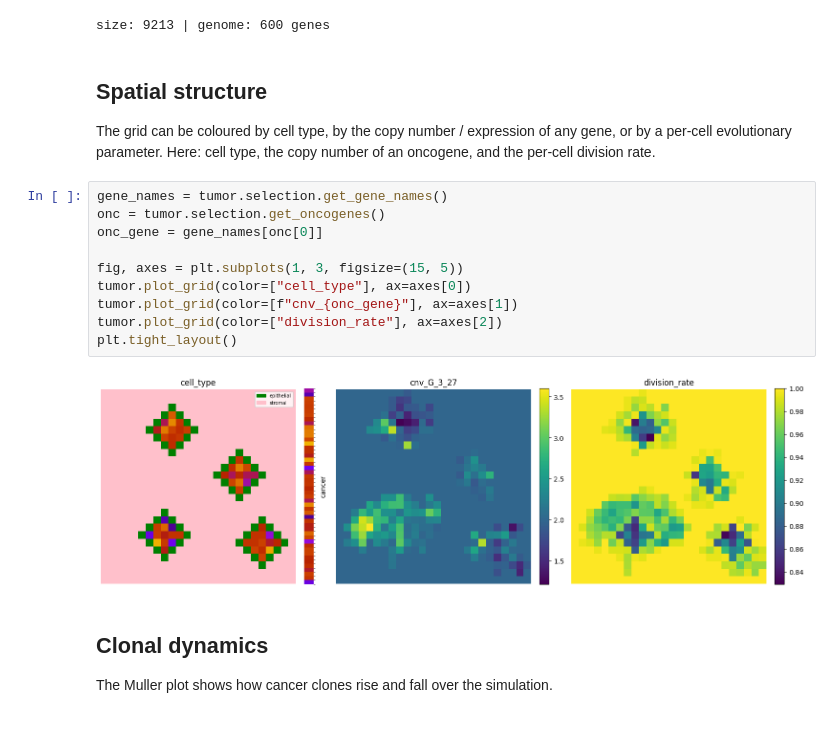
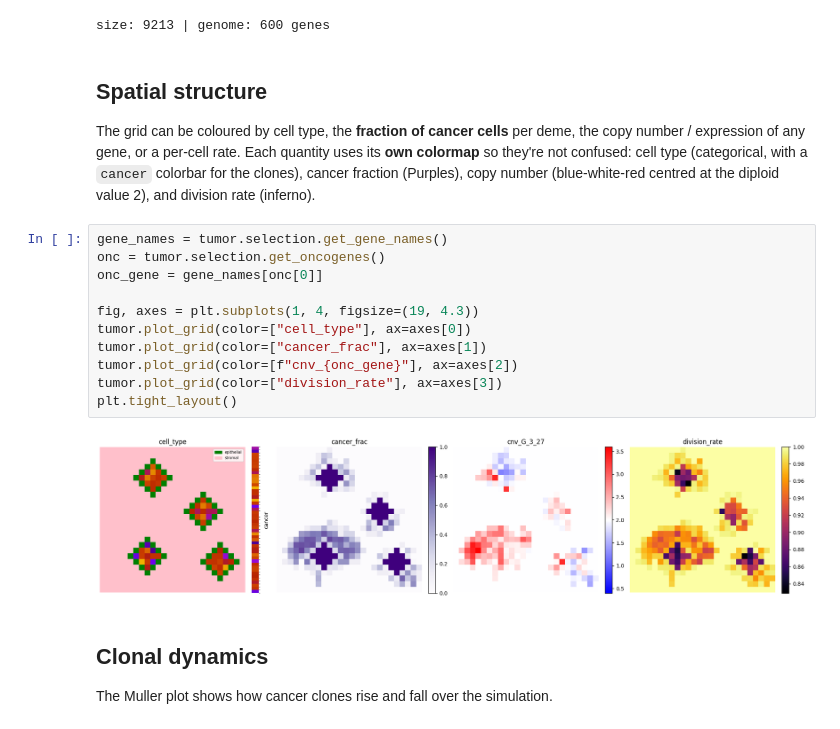
Before and after one commit to pedrofale/iscc, a Jupyter notebook: notebooks/02_tumor_growth.ipynb, the cells around one changed output. Drawn from its saved outputs; the diff is of its cells as text.

```diff
--- a/notebooks/02_tumor_growth.ipynb
+++ b/notebooks/02_tumor_growth.ipynb
@@ -24,21 +24,20 @@ size: 9213 | genome: 600 genes
 # %% [markdown]
 ## Spatial structure
 
-The grid can be coloured by cell type, by the copy number / expression of any gene, or by a
-per-cell evolutionary parameter. Here: cell type, the copy number of an oncogene, and the
-per-cell division rate.
+The grid can be coloured by cell type, the **fraction of cancer cells** per deme, the copy number / expression of any gene, or a per-cell rate. Each quantity uses its **own colormap** so they're not confused: cell type (categorical, with a `cancer` colorbar for the clones), cancer fraction (Purples), copy number (blue-white-red centred at the diploid value 2), and division rate (inferno).
 # %%
 gene_names = tumor.selection.get_gene_names()
 onc = tumor.selection.get_oncogenes()
 onc_gene = gene_names[onc[0]]
 
-fig, axes = plt.subplots(1, 3, figsize=(15, 5))
+fig, axes = plt.subplots(1, 4, figsize=(19, 4.3))
 tumor.plot_grid(color=["cell_type"], ax=axes[0])
-tumor.plot_grid(color=[f"cnv_{onc_gene}"], ax=axes[1])
-tumor.plot_grid(color=["division_rate"], ax=axes[2])
+tumor.plot_grid(color=["cancer_frac"], ax=axes[1])
+tumor.plot_grid(color=[f"cnv_{onc_gene}"], ax=axes[2])
+tumor.plot_grid(color=["division_rate"], ax=axes[3])
 plt.tight_layout()
 # %% [output]
-[figure, old version]
+[figure, new version]
 # %% [markdown]
 ## Clonal dynamics
 
```
Also changed, not shown: parts of 1 cell of this notebook, 4 other files.
